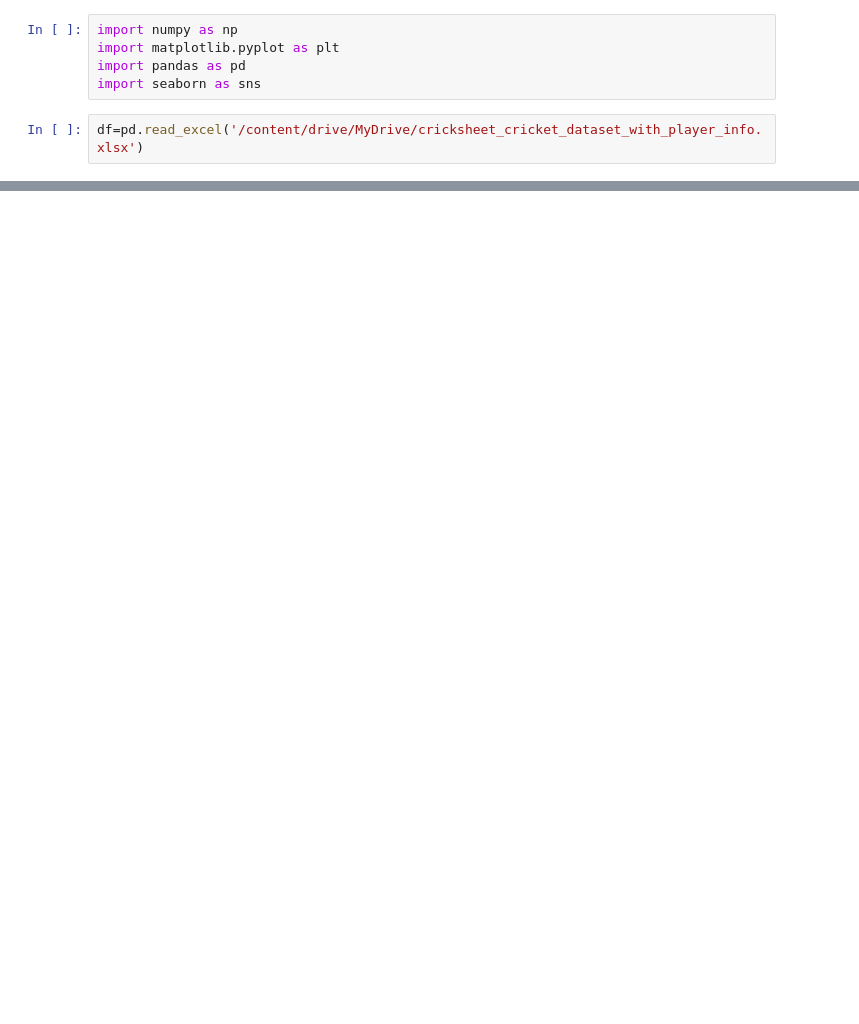
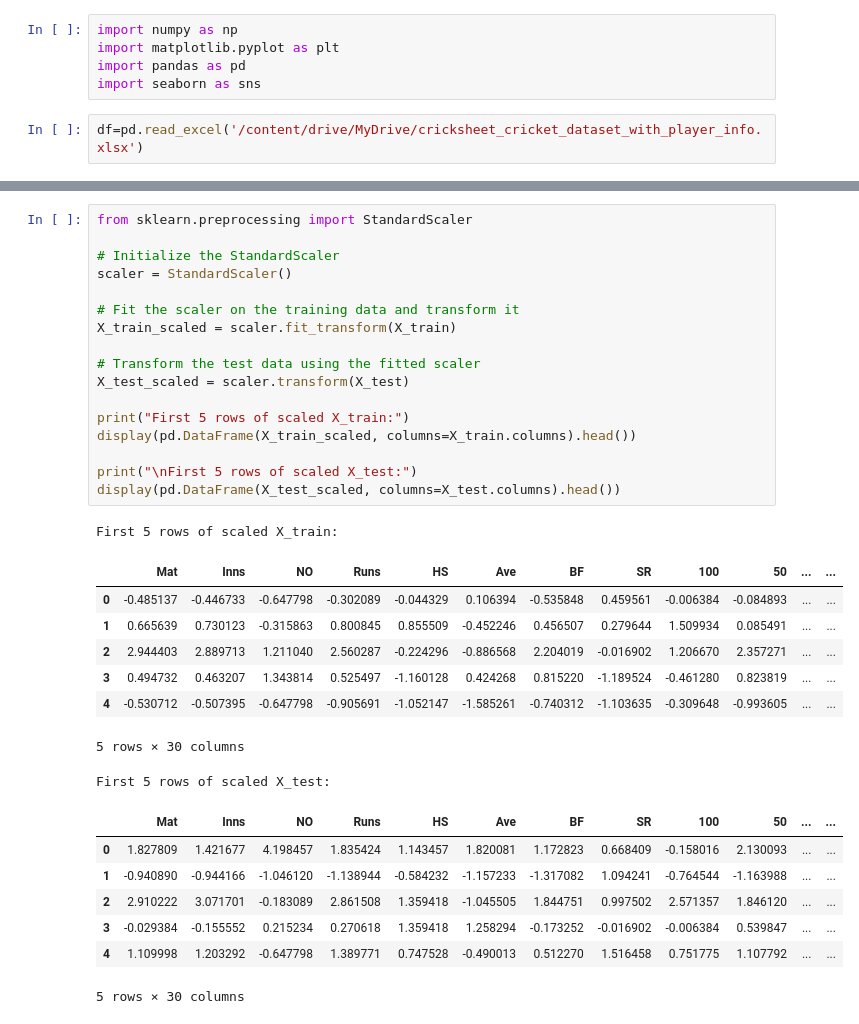
Before and after one commit to jahidurmahim/Machine_Learning_Laboratory, a Jupyter notebook: Crick_dataset.ipynb, the cells around one changed output, grey strips where cells are left out. Saved outputs shown, nothing was run; the diff lists cells and outputs as text; blank space fills up the shorter version.

```diff
--- a/Crick_dataset.ipynb
+++ b/Crick_dataset.ipynb
@@ -40,0 +465,34 @@ df.isna().sum()
+# %%
+from sklearn.preprocessing import StandardScaler
+
+# Initialize the StandardScaler
+scaler = StandardScaler()
+
+# Fit the scaler on the training data and transform it
+X_train_scaled = scaler.fit_transform(X_train)
+
+# Transform the test data using the fitted scaler
+X_test_scaled = scaler.transform(X_test)
+
+print("First 5 rows of scaled X_train:")
+display(pd.DataFrame(X_train_scaled, columns=X_train.columns).head())
+
+print("\nFirst 5 rows of scaled X_test:")
+display(pd.DataFrame(X_test_scaled, columns=X_test.columns).head())
+# %% [output]
+First 5 rows of scaled X_train:
+|  | Mat | Inns | NO | Runs | HS | Ave | BF | SR | 100 | 50 | ... | ... |
+| 0 | -0.485137 | -0.446733 | -0.647798 | -0.302089 | -0.044329 | 0.106394 | -0.535848 | 0.459561 | -0.006384 | -0.084893 | ... | ... |
+| 1 | 0.665639 | 0.730123 | -0.315863 | 0.800845 | 0.855509 | -0.452246 | 0.456507 | 0.279644 | 1.509934 | 0.085491 | ... | ... |
+| 2 | 2.944403 | 2.889713 | 1.211040 | 2.560287 | -0.224296 | -0.886568 | 2.204019 | -0.016902 | 1.206670 | 2.357271 | ... | ... |
+| 3 | 0.494732 | 0.463207 | 1.343814 | 0.525497 | -1.160128 | 0.424268 | 0.815220 | -1.189524 | -0.461280 | 0.823819 | ... | ... |
+| 4 | -0.530712 | -0.507395 | -0.647798 | -0.905691 | -1.052147 | -1.585261 | -0.740312 | -1.103635 | -0.309648 | -0.993605 | ... | ... |
+5 rows × 30 columns
+First 5 rows of scaled X_test:
+|  | Mat | Inns | NO | Runs | HS | Ave | BF | SR | 100 | 50 | ... | ... |
+| 0 | 1.827809 | 1.421677 | 4.198457 | 1.835424 | 1.143457 | 1.820081 | 1.172823 | 0.668409 | -0.158016 | 2.130093 | ... | ... |
+| 1 | -0.940890 | -0.944166 | -1.046120 | -1.138944 | -0.584232 | -1.157233 | -1.317082 | 1.094241 | -0.764544 | -1.163988 | ... | ... |
+| 2 | 2.910222 | 3.071701 | -0.183089 | 2.861508 | 1.359418 | -1.045505 | 1.844751 | 0.997502 | 2.571357 | 1.846120 | ... | ... |
+| 3 | -0.029384 | -0.155552 | 0.215234 | 0.270618 | 1.359418 | 1.258294 | -0.173252 | -0.016902 | -0.006384 | 0.539847 | ... | ... |
+| 4 | 1.109998 | 1.203292 | -0.647798 | 1.389771 | 0.747528 | -0.490013 | 0.512270 | 1.516458 | 0.751775 | 1.107792 | ... | ... |
+5 rows × 30 columns
```
Also changed, not shown: parts of 29 cells of this notebook.
